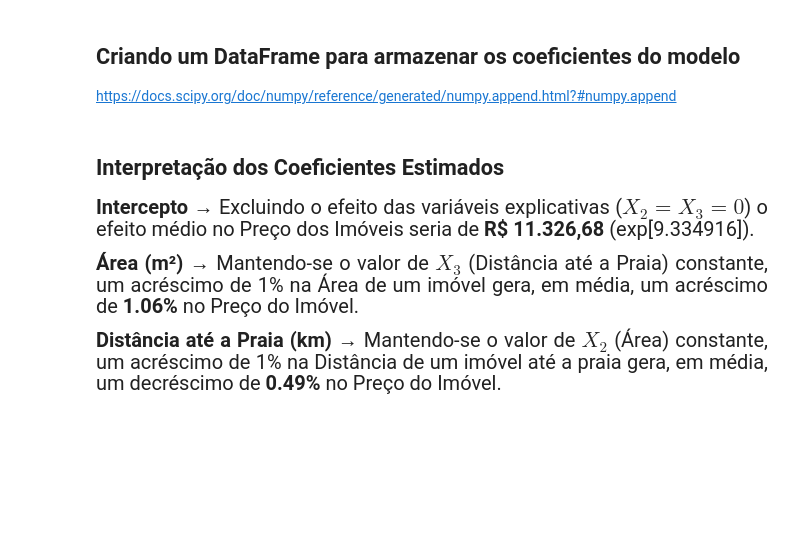
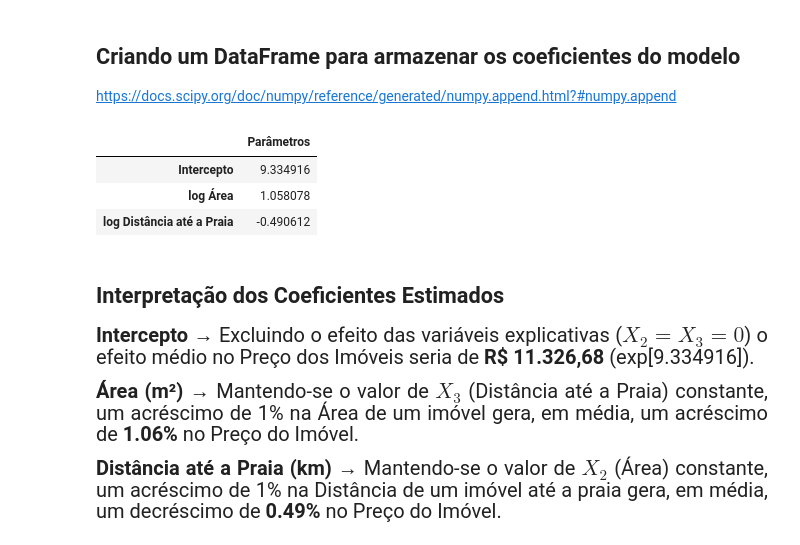
Before and after one commit to wiliands/estatistica_python, a Jupyter notebook: 07 - Regressao_Linear_II/Regressao_Linear_II.ipynb, the cells around one changed output. Saved outputs shown, nothing was run; the diff lists cells and outputs as text; code cells hidden in the pictures; blank space fills up the shorter version.

```diff
--- a/07 - Regressao_Linear_II/Regressao_Linear_II.ipynb
+++ b/07 - Regressao_Linear_II/Regressao_Linear_II.ipynb
@@ -421,9 +478,18 @@ https://docs.scipy.org/doc/numpy-1.15.0/reference/generated/numpy.exp.html
 # %% [markdown]
 ## Criando uma lista com os nomes das variáveis do modelo
+# %%
+index = ['Intercepto','log Área', 'log Distância até a Praia']
 # %% [markdown]
 ## Criando um DataFrame para armazenar os coeficientes do modelo
 
 https://docs.scipy.org/doc/numpy/reference/generated/numpy.append.html?#numpy.append
+# %%
+pd.DataFrame(data=np.append(modelo.intercept_, modelo.coef_), index=index, columns=['Parâmetros'])
+# %% [output]
+|  | Parâmetros |
+| Intercepto | 9.334916 |
+| log Área | 1.058078 |
+| log Distância até a Praia | -0.490612 |
 # %% [markdown]
 ## Interpretação dos Coeficientes Estimados
 
```
Also changed, not shown: parts of 20 cells of this notebook.
